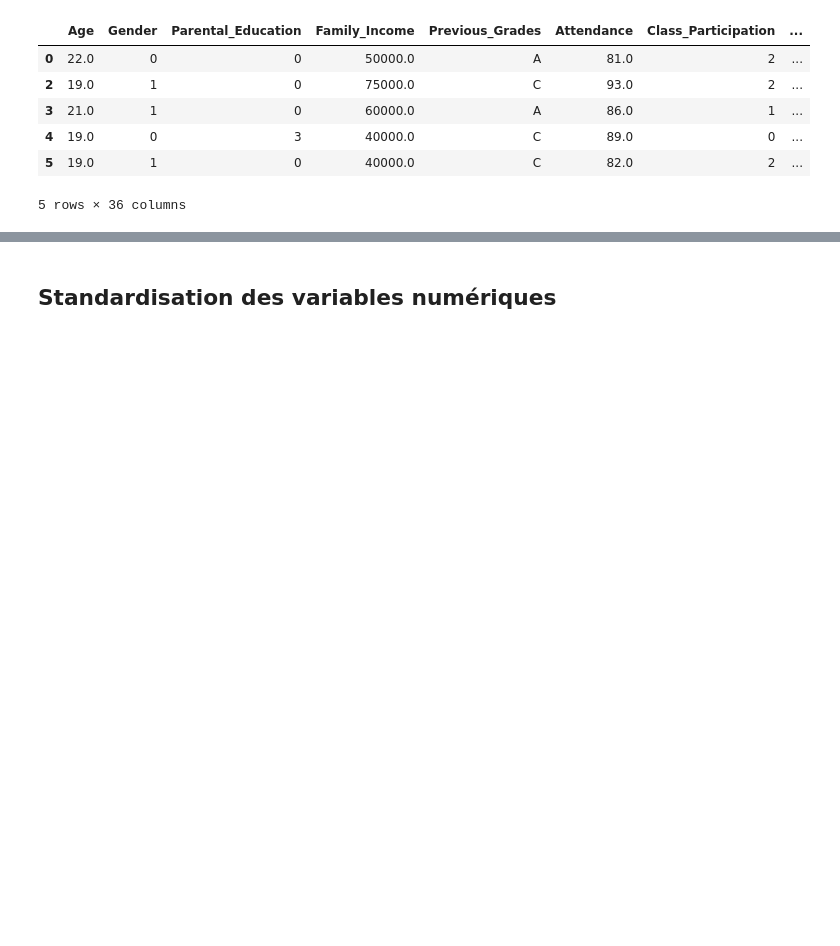
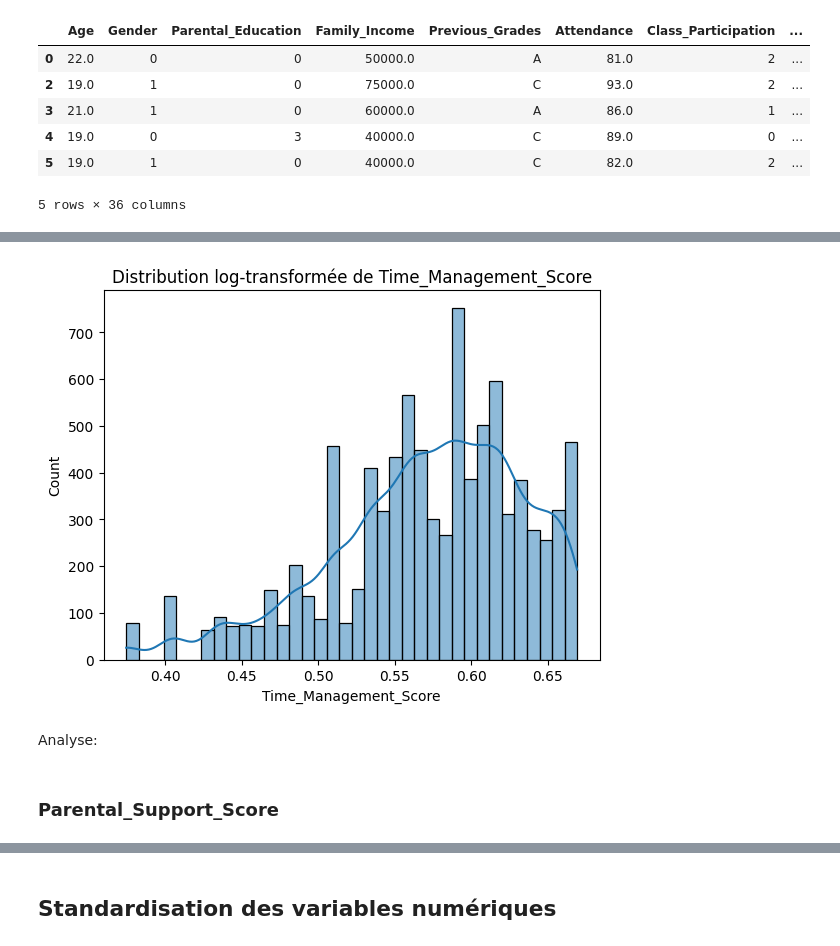
Before and after one commit to lilian95520/ML-Predicting-high-school-student-performance, a Jupyter notebook: projet_ml.ipynb, the cells around one changed output, grey strips where cells are left out. Cells and saved outputs as stored; diff of their text form; code cells hidden in the pictures; blank space fills up the shorter version.

```diff
--- a/projet_ml.ipynb
+++ b/projet_ml.ipynb
@@ -278,0 +341,10 @@ display(df.head())
+# %%
+sns.histplot(np.log1p(df['Time_Management_Score'][df['Time_Management_Score'] > -1]), kde=True)
+plt.title("Distribution log-transformée de Time_Management_Score")
+plt.show()
+# %% [output]
+[figure, added]
+# %% [markdown]
+Analyse:
+# %% [markdown]
+### Parental_Support_Score
```
Also changed, not shown: parts of 27 cells of this notebook.
